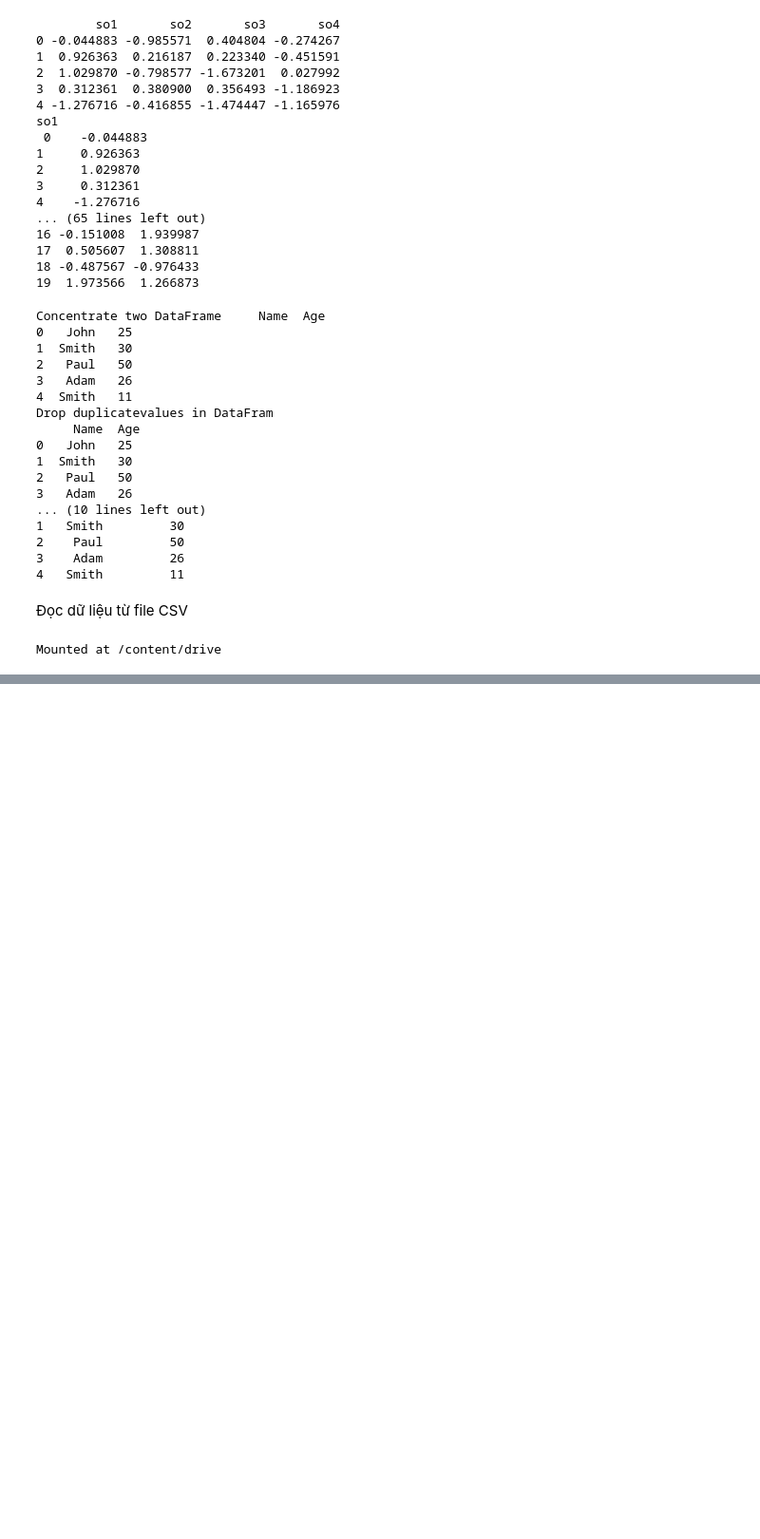
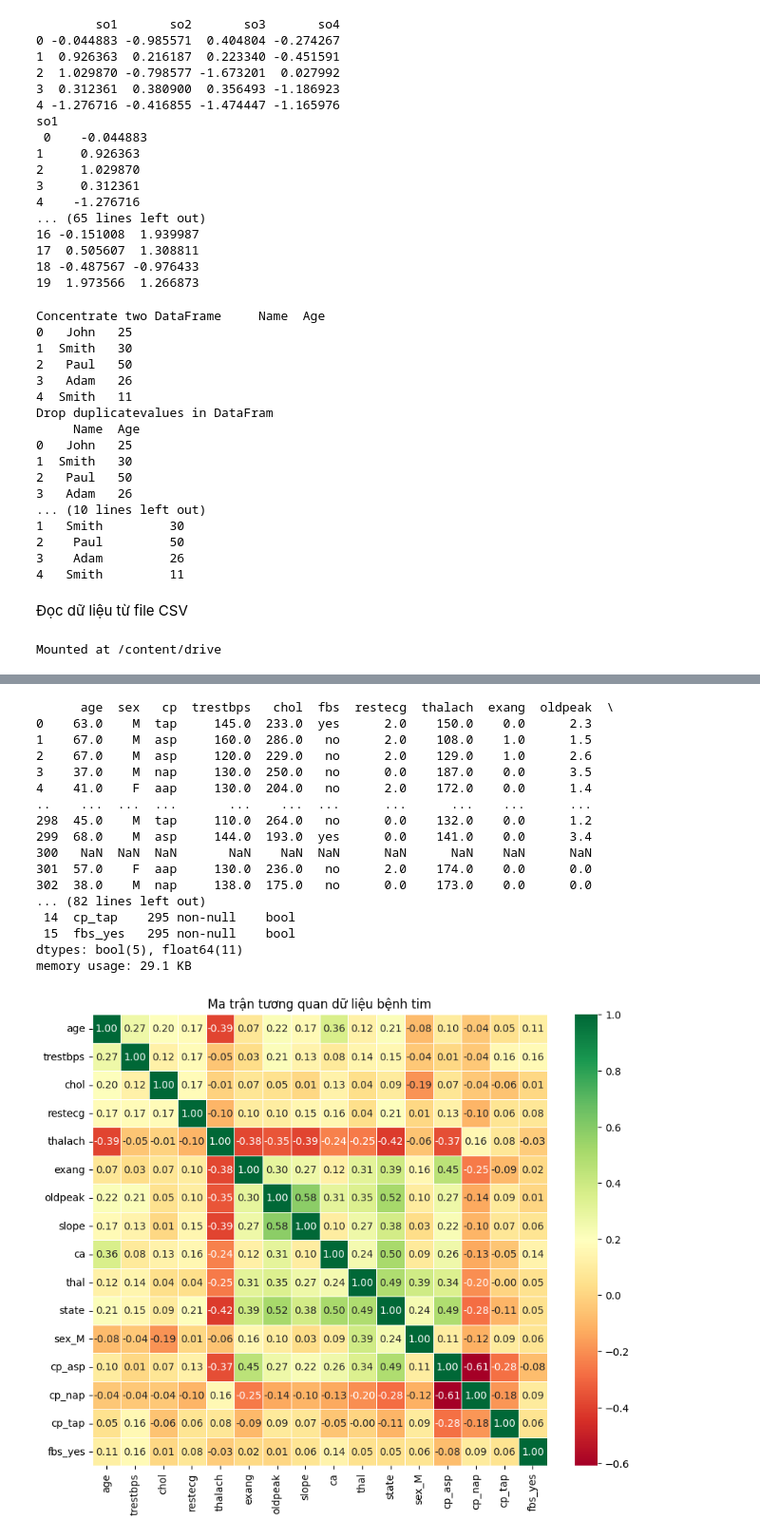
Before and after one commit to Tienndat2306/TH_DeepLearning, a Jupyter notebook: NUMPY & PANDAS.ipynb, the cells around one changed output, grey strips where cells are left out. Shown at 95% size. Cells and saved outputs as stored; diff of their text form; code cells hidden in the pictures; blank space fills up the shorter version.

```diff
--- a/NUMPY & PANDAS.ipynb
+++ b/NUMPY & PANDAS.ipynb
@@ -420,0 +448,60 @@ Mounted at /content/drive
+# %%
+import pandas as pd
+import seaborn as sns
+import matplotlib.pyplot as plt
+
+path = 'https://raw.githubusercontent.com/huynhhoc/DataAnalystDeepLearning/main/Data/heart_disease_dataset.csv'
+data = pd.read_csv(path)
+
+print(data)
+data.info()
+
+# Loại bỏ dòng trống
+data.dropna(how='all', inplace=True)
+
+# Xử lý giá trị thiếu
+# Với biến phân loại (Object), điền bằng giá trị xuất hiện nhiều nhất (Mode)
+cat_cols = data.select_dtypes(include=['object']).columns
+for col in cat_cols:
+    data[col] = data[col].fillna(data[col].mode()[0])
+
+# Với biến số (Numeric), điền bằng trung vị (Median)
+num_cols = data.select_dtypes(include=['number']).columns
+for col in num_cols:
+    data[col] = data[col].fillna(data[col].median())
+
+
+df_encoded = pd.get_dummies(data, drop_first=True)
+print(df_encoded)
+df_encoded.info()
+
+corr = df_encoded.corr()
+plt.figure(figsize=(10, 8))
+
+sns.heatmap(corr,
+            annot=True,       # Hiển thị chỉ số tương quan trên mỗi ô
+            fmt=".2f",        # Làm tròn đến 2 chữ số thập phân
+            cmap='RdYlGn',    # Bảng màu từ Đỏ (tương quan âm) đến Xanh lá (tương quan dương)
+            linewidths=0.5)   # Thêm đường kẻ giữa các ô cho dễ nhìn
+
+plt.title('Ma trận tương quan dữ liệu bệnh tim')
+plt.show()
+# %% [output]
+      age  sex   cp  trestbps   chol  fbs  restecg  thalach  exang  oldpeak  \
+0    63.0    M  tap     145.0  233.0  yes      2.0    150.0    0.0      2.3
+1    67.0    M  asp     160.0  286.0   no      2.0    108.0    1.0      1.5
+2    67.0    M  asp     120.0  229.0   no      2.0    129.0    1.0      2.6
+3    37.0    M  nap     130.0  250.0   no      0.0    187.0    0.0      3.5
+4    41.0    F  aap     130.0  204.0   no      2.0    172.0    0.0      1.4
+..    ...  ...  ...       ...    ...  ...      ...      ...    ...      ...
+298  45.0    M  tap     110.0  264.0   no      0.0    132.0    0.0      1.2
+299  68.0    M  asp     144.0  193.0  yes      0.0    141.0    0.0      3.4
+300   NaN  NaN  NaN       NaN    NaN  NaN      NaN      NaN    NaN      NaN
+301  57.0    F  aap     130.0  236.0   no      2.0    174.0    0.0      0.0
+302  38.0    M  nap     138.0  175.0   no      0.0    173.0    0.0      0.0
+... (82 lines left out)
+ 14  cp_tap    295 non-null    bool
+ 15  fbs_yes   295 non-null    bool
+dtypes: bool(5), float64(11)
+memory usage: 29.1 KB
+[figure, added]
```
Also changed, not shown: parts of 1 cell of this notebook.
